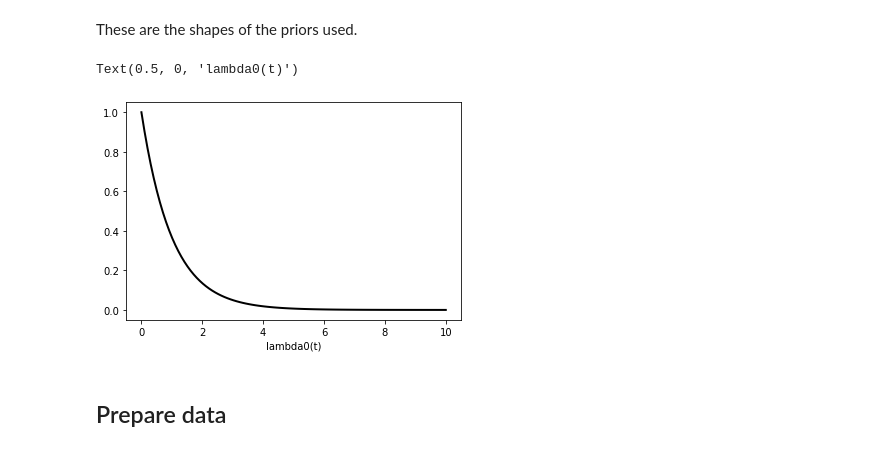
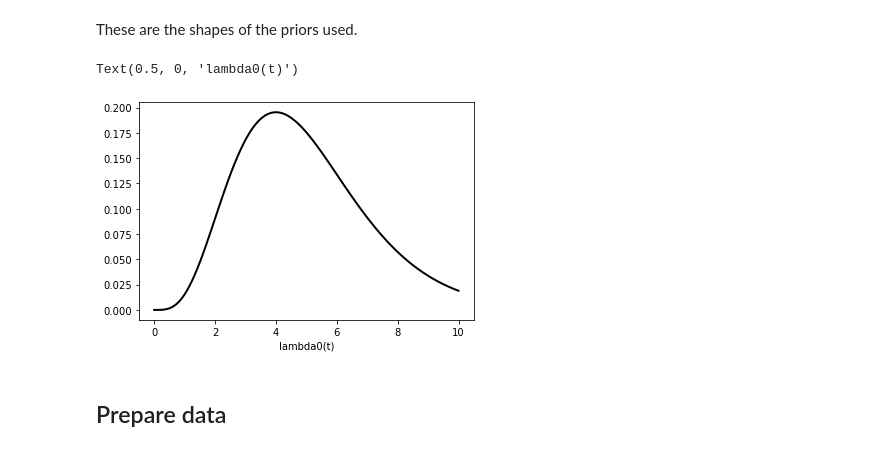
Before and after one commit to sperezconesa/electroporation_modeling, a Jupyter notebook: notebooks/tpore_survival_analysis_time_dep_beta_same_membrane.ipynb, the cells around one changed output. Drawn from its saved outputs; the diff is of its cells as text; code cells hidden in the pictures.

```diff
--- a/notebooks/tpore_survival_analysis_time_dep_beta_same_membrane.ipynb
+++ b/notebooks/tpore_survival_analysis_time_dep_beta_same_membrane.ipynb
@@ -108,15 +108,15 @@ _ = df["tpore"].hist(bins=50)
 These are the shapes of the priors used.
 # %%
 beta = 1
-alpha = 1
+alpha = 5
 d = st.gamma(scale=1 / beta, a=alpha)
 x = np.linspace(0, 10, 100)
 tau_0_pdf = d.pdf(x)
 plt.plot(x, tau_0_pdf, "k-", lw=2)
 plt.xlabel("lambda0(t)")
 # %% [output]
 Text(0.5, 0, 'lambda0(t)')
-[figure, old version]
+[figure, new version]
 # %% [markdown]
 ## Prepare data
 # %%
```
Also changed, not shown: parts of 2 cells of this notebook, 2 other files.
